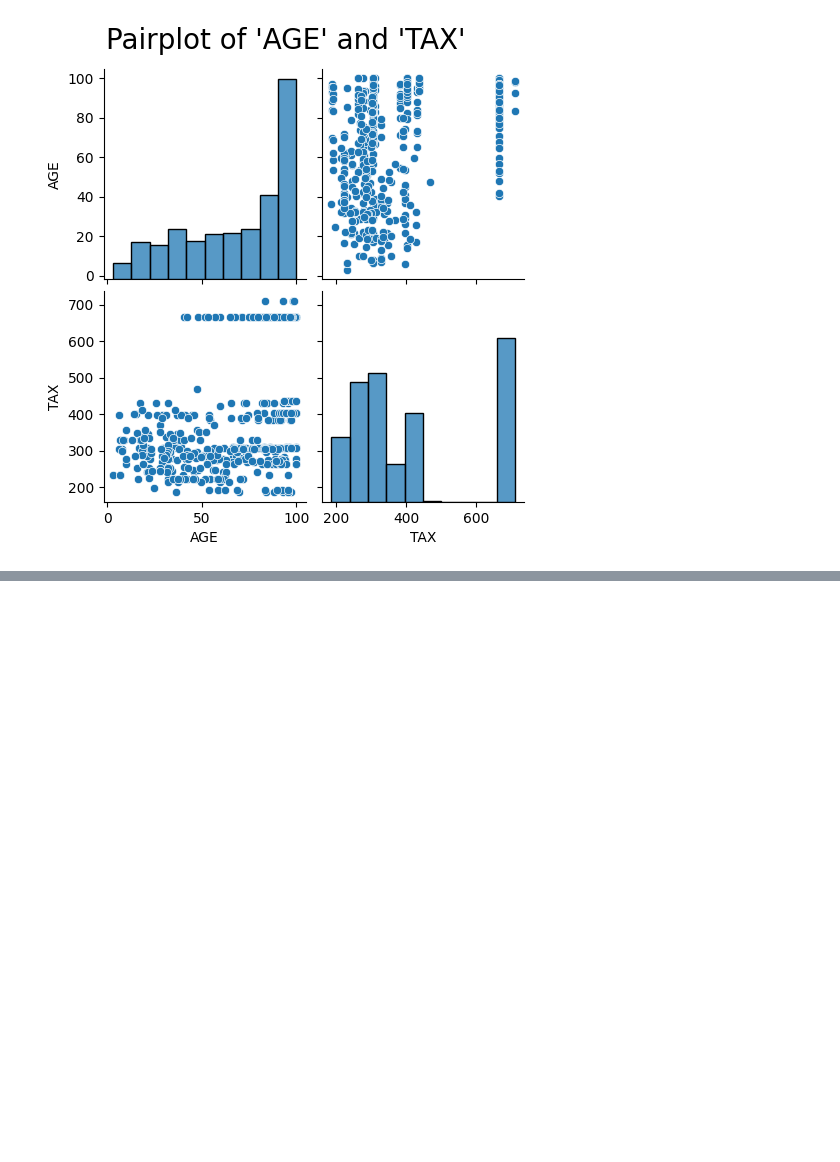
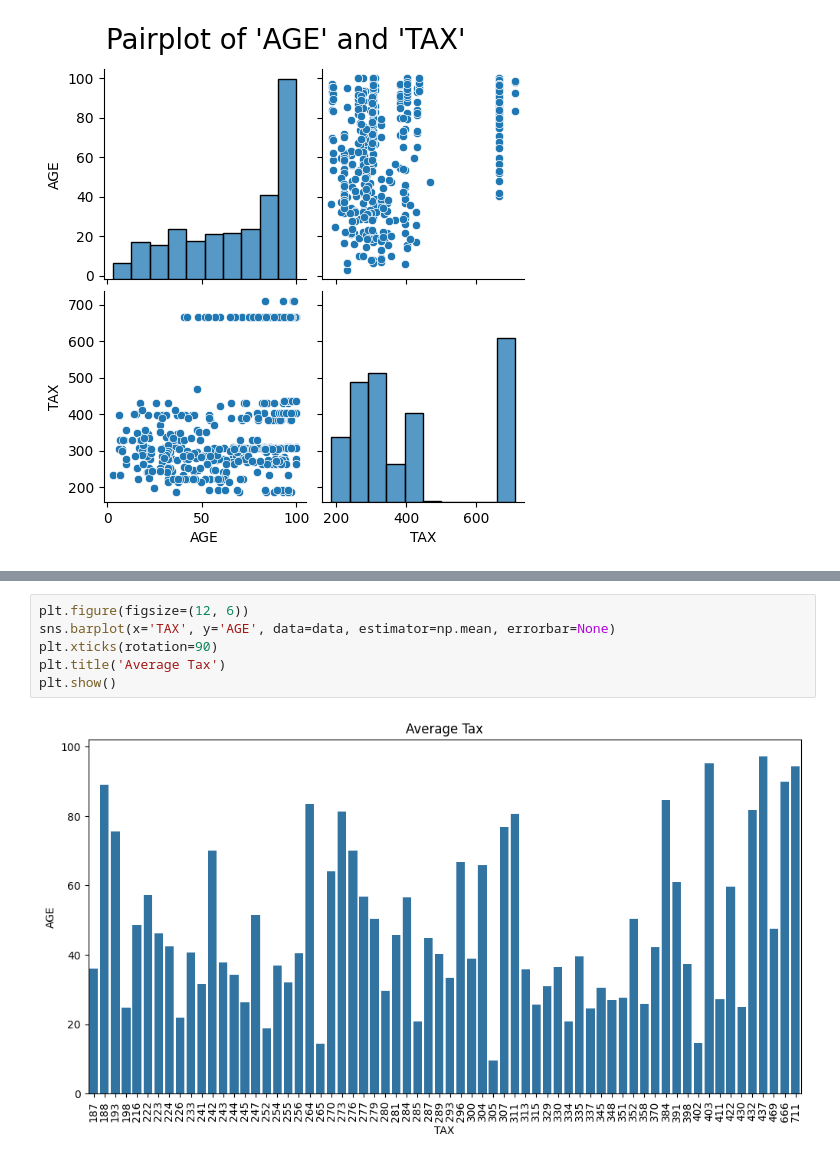
Before and after one commit to Sahadipankar/College-Practice-Coding, a Jupyter notebook: Python/Jupyter Notebook/Boston_House_Prices.ipynb, the cells around one changed output, grey strips where cells are left out. Drawn from its saved outputs; the diff is of its cells as text; blank space fills up the shorter version.

```diff
--- a/Python/Jupyter Notebook/Boston_House_Prices.ipynb
+++ b/Python/Jupyter Notebook/Boston_House_Prices.ipynb
@@ -266,0 +274,8 @@ plt.show()
+# %%
+plt.figure(figsize=(12, 6))
+sns.barplot(x='TAX', y='AGE', data=data, estimator=np.mean, errorbar=None)
+plt.xticks(rotation=90)
+plt.title('Average Tax')
+plt.show()
+# %% [output]
+[figure, added]
```
Also changed, not shown: parts of 2 cells of this notebook, 6 other files.
